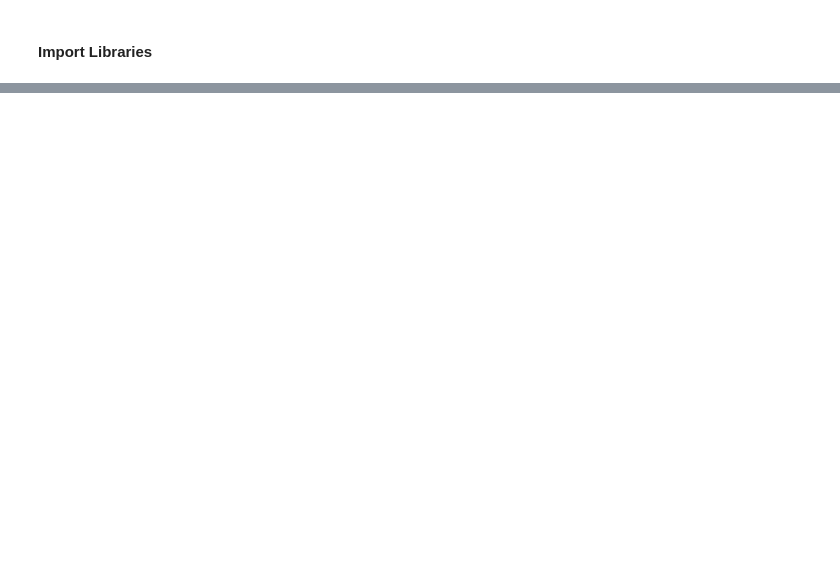
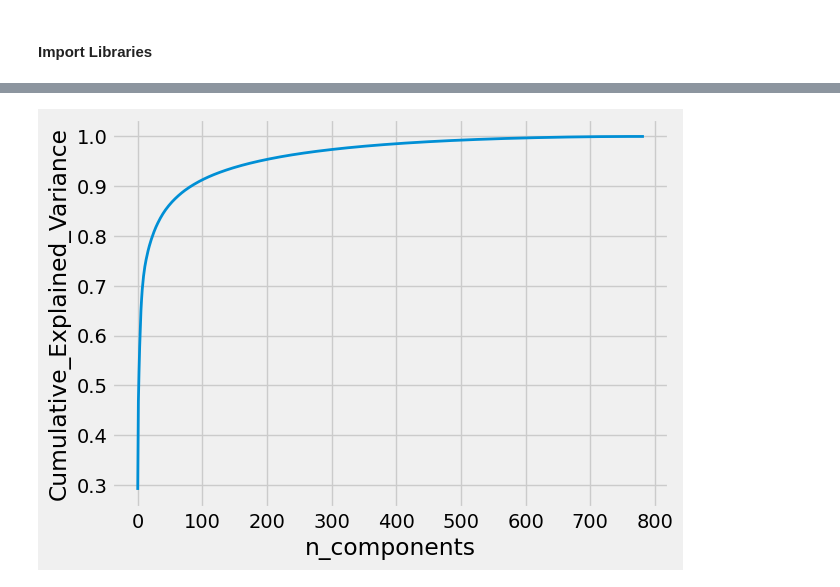
Before and after one commit to Soumyajyotidutta/Fashion-MNIST, a Jupyter notebook: xsh/fashionMNIST_stats.ipynb, the cells around one changed output, grey strips where cells are left out. Cells and saved outputs as stored; diff of their text form; code cells hidden in the pictures; blank space fills up the shorter version.

```diff
--- a/xsh/fashionMNIST_stats.ipynb
+++ b/xsh/fashionMNIST_stats.ipynb
@@ -149,0 +345,4 @@ TEST IMAGES
+# %%
+pca_df['First Dimension'] = pca_result[:,0]
+pca_df['Second Dimension'] = pca_result[:,1]
+pca_df['Third Dimension'] = pca_result[:,2]
@@ -149,0 +370,16 @@ TEST IMAGES
+# %%
+# initializing the pca
+# Set n_components as 784 dimensions
+pca = decomposition.PCA(n_components = 784)
+# Fit on training data
+pca_784 = pca.fit_transform(pca_df[features].values)
+#percentage_var_explained = pca.explained_variance_ / np.sum(pca.explained_variance_);
+var_ratios = np.cumsum(pca.explained_variance_ratio_)
+# %%
+# Plot the PCA spectrum
+plt.plot(var_ratios, linewidth=2)
+plt.xlabel("n_components")
+plt.ylabel("Cumulative_Explained_Variance")
+plt.show()
+# %% [output]
+[figure, added]
```
Also changed, not shown: parts of 44 cells of this notebook, 1 other file.
